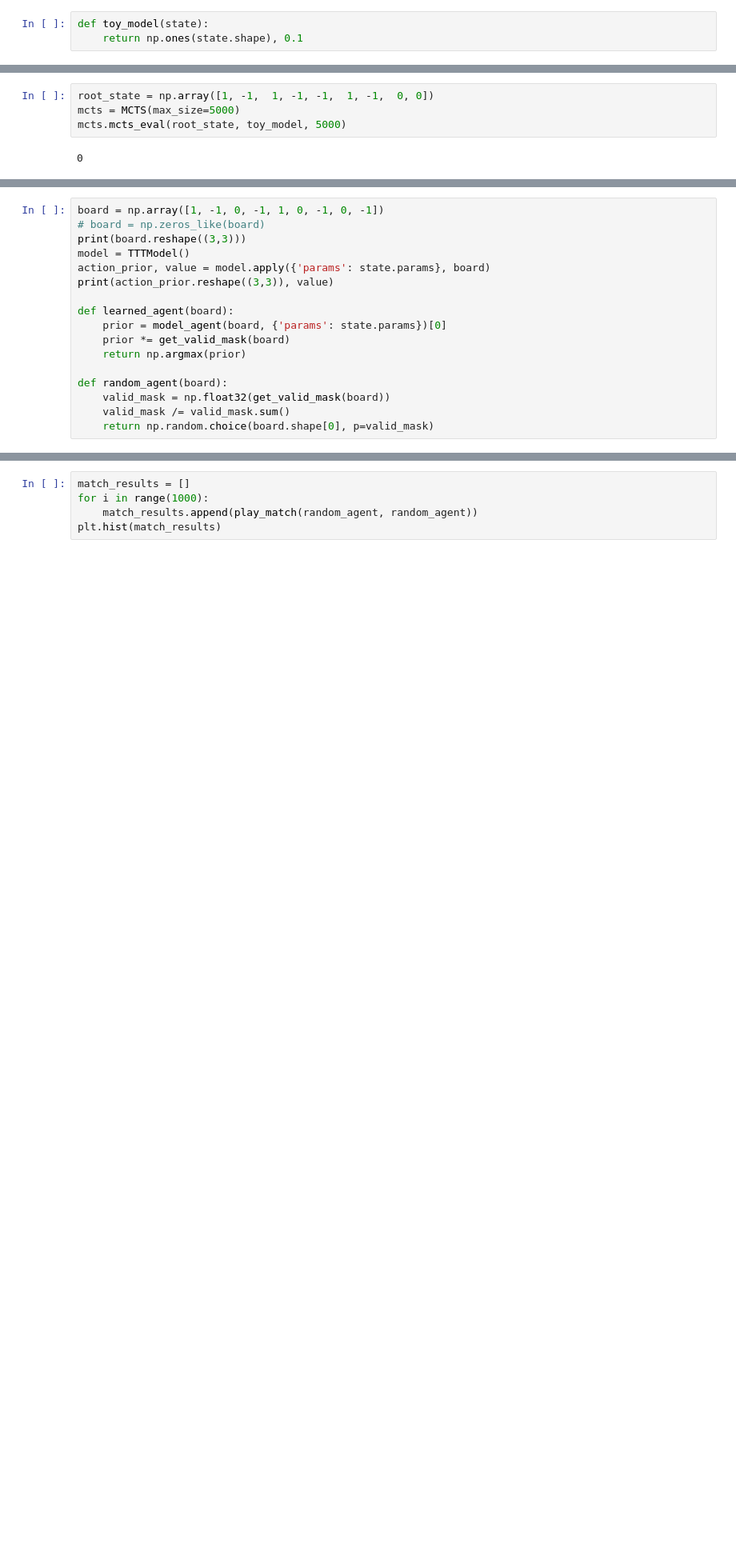
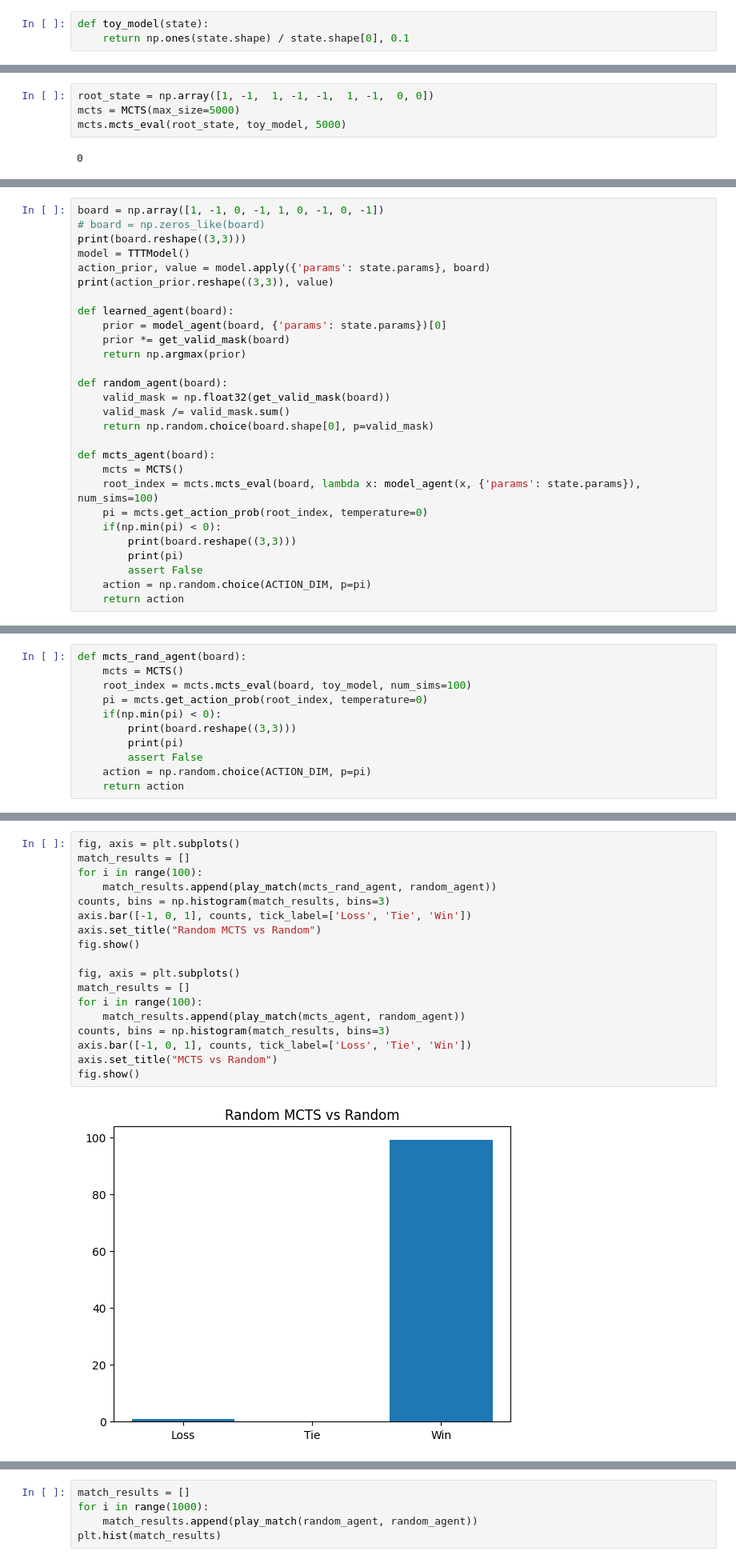
Before and after one commit to amdson/azul_rl, a Jupyter notebook: flax_rl.ipynb, the cells around one changed output, grey strips where cells are left out. Shown at 80% size. Drawn from its saved outputs; the diff is of its cells as text; blank space fills up the shorter version.

Commit message:
rand updates

```diff
--- a/flax_rl.ipynb
+++ b/flax_rl.ipynb
@@ -91,6 +93,6 @@ print(board.reshape((3, 3)), reward, game_over)
 # %%
 def toy_model(state):
-    return np.ones(state.shape), 0.1
+    return np.ones(state.shape) / state.shape[0], 0.1
 # %%
 
 STATE_DIM = 9 #Dimension of 4x4 tic-tac-toe board
@@ -407,6 +406,17 @@ def random_agent(board):
     valid_mask = np.float32(get_valid_mask(board))
     valid_mask /= valid_mask.sum()
     return np.random.choice(board.shape[0], p=valid_mask)
+
+def mcts_agent(board):
+    mcts = MCTS()
+    root_index = mcts.mcts_eval(board, lambda x: model_agent(x, {'params': state.params}), num_sims=100)
+    pi = mcts.get_action_prob(root_index, temperature=0)
+    if(np.min(pi) < 0):
+        print(board.reshape((3,3)))
+        print(pi)
+        assert False
+    action = np.random.choice(ACTION_DIM, p=pi)
+    return action
 # %% [output]
 [[ 1 -1  0]
  [-1  1  0]
@@ -417,3 +427,14 @@ def random_agent(board):
+# %%
+def mcts_rand_agent(board):
+    mcts = MCTS()
+    root_index = mcts.mcts_eval(board, toy_model, num_sims=100)
+    pi = mcts.get_action_prob(root_index, temperature=0)
+    if(np.min(pi) < 0):
+        print(board.reshape((3,3)))
+        print(pi)
+        assert False
+    action = np.random.choice(ACTION_DIM, p=pi)
+    return action
 # %%
 def play_match(agent1, agent2):
     board = init_board()
@@ -439,0 +451,20 @@ plt.hist(match_results, bins=3)
+# %%
+fig, axis = plt.subplots()
+match_results = []
+for i in range(100):
+    match_results.append(play_match(mcts_rand_agent, random_agent))
+counts, bins = np.histogram(match_results, bins=3)
+axis.bar([-1, 0, 1], counts, tick_label=['Loss', 'Tie', 'Win'])
+axis.set_title("Random MCTS vs Random")
+fig.show()
+
+fig, axis = plt.subplots()
+match_results = []
+for i in range(100):
+    match_results.append(play_match(mcts_agent, random_agent))
+counts, bins = np.histogram(match_results, bins=3)
+axis.bar([-1, 0, 1], counts, tick_label=['Loss', 'Tie', 'Win'])
+axis.set_title("MCTS vs Random")
+fig.show()
+# %% [output]
+[figure, added]
```
Also changed, not shown: parts of 11 cells of this notebook.
